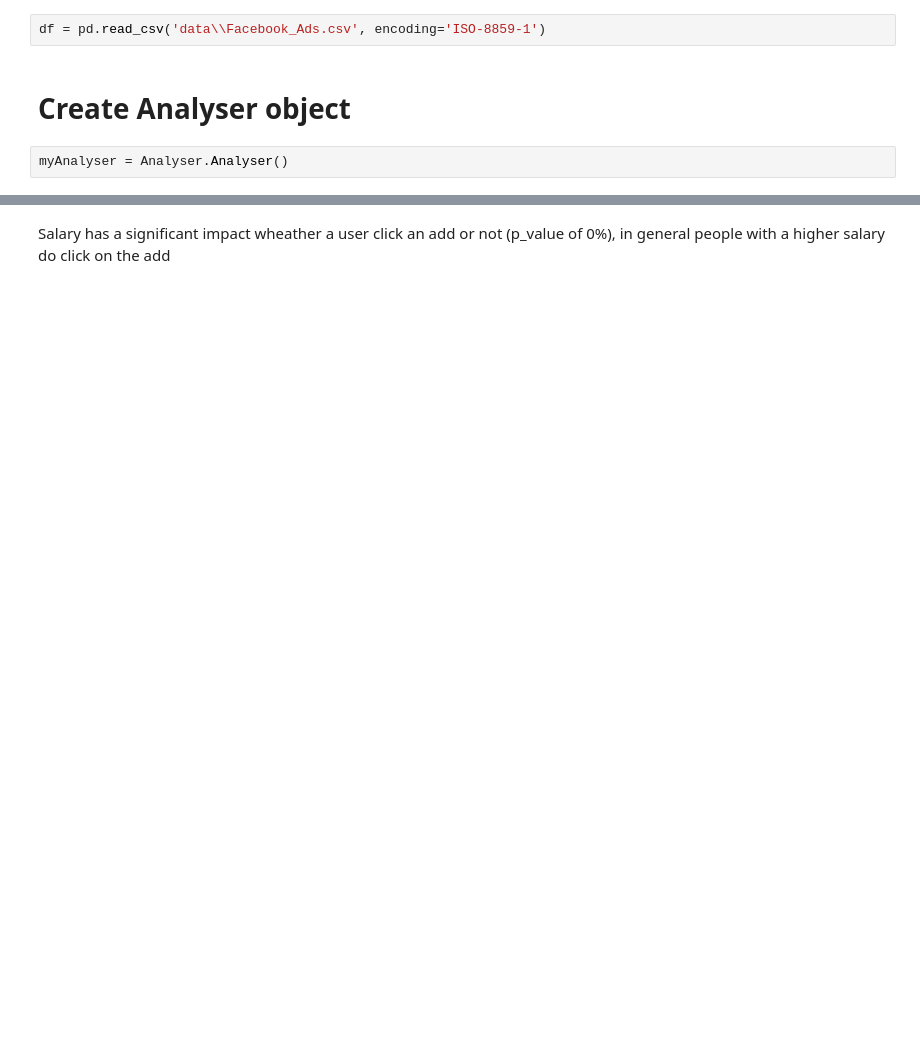
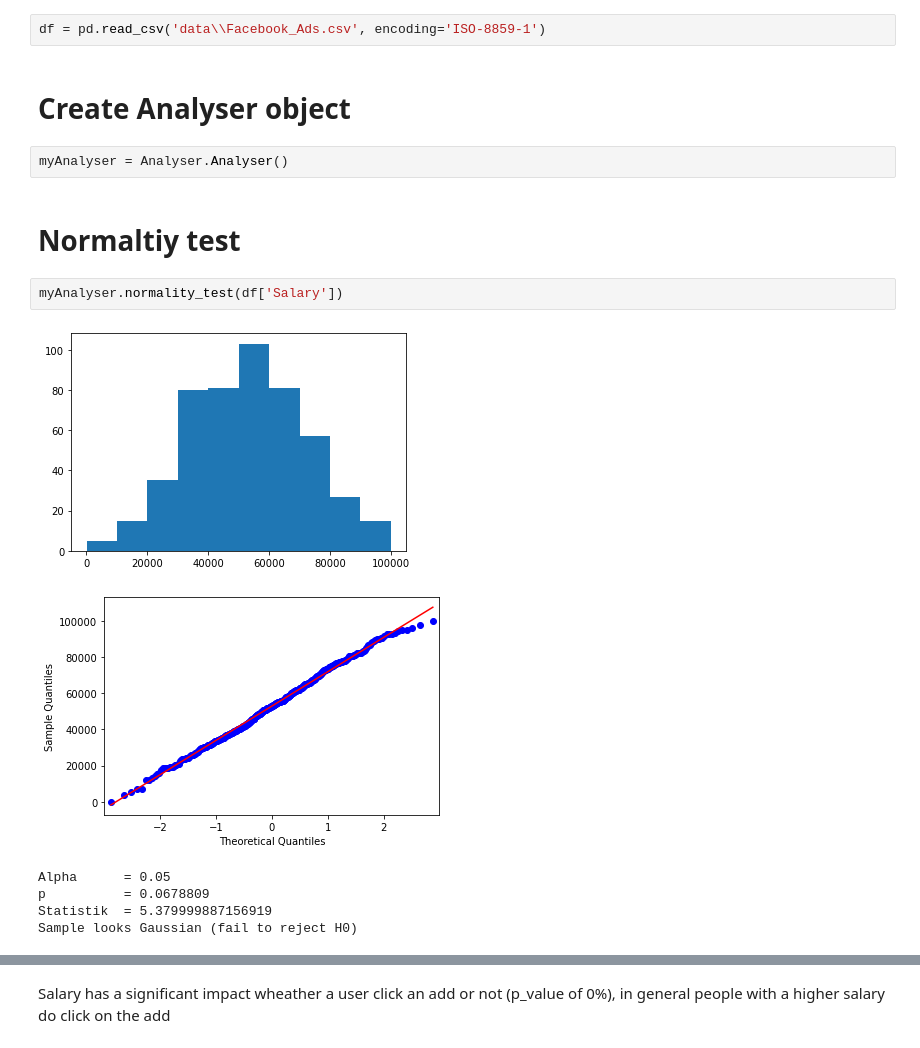
Before and after one commit to Gordi33/Statistical-Analysis, a Jupyter notebook: Bivariate-Analysis.ipynb, the cells around one changed output, grey strips where cells are left out. Drawn from its saved outputs; the diff is of its cells as text; blank space fills up the shorter version.

```diff
--- a/Bivariate-Analysis.ipynb
+++ b/Bivariate-Analysis.ipynb
@@ -14,3 +26,14 @@ df = pd.read_csv('data\\Facebook_Ads.csv', encoding='ISO-8859-1')
 # Create Analyser object
 # %%
 myAnalyser = Analyser.Analyser()
+# %% [markdown]
+# Normaltiy test
+# %%
+myAnalyser.normality_test(df['Salary'])
+# %% [output]
+[figure, added]
+[figure, added]
+Alpha      = 0.05
+p          = 0.0678809
+Statistik  = 5.379999887156919
+Sample looks Gaussian (fail to reject H0)
```
Also changed, not shown: parts of 16 cells of this notebook, 3 other files.
